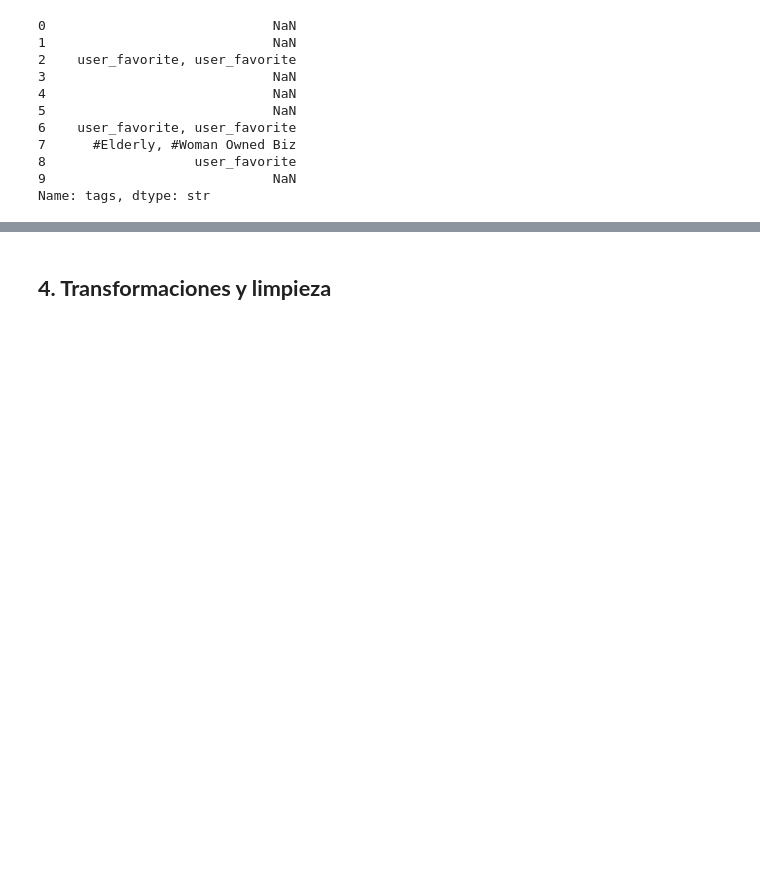
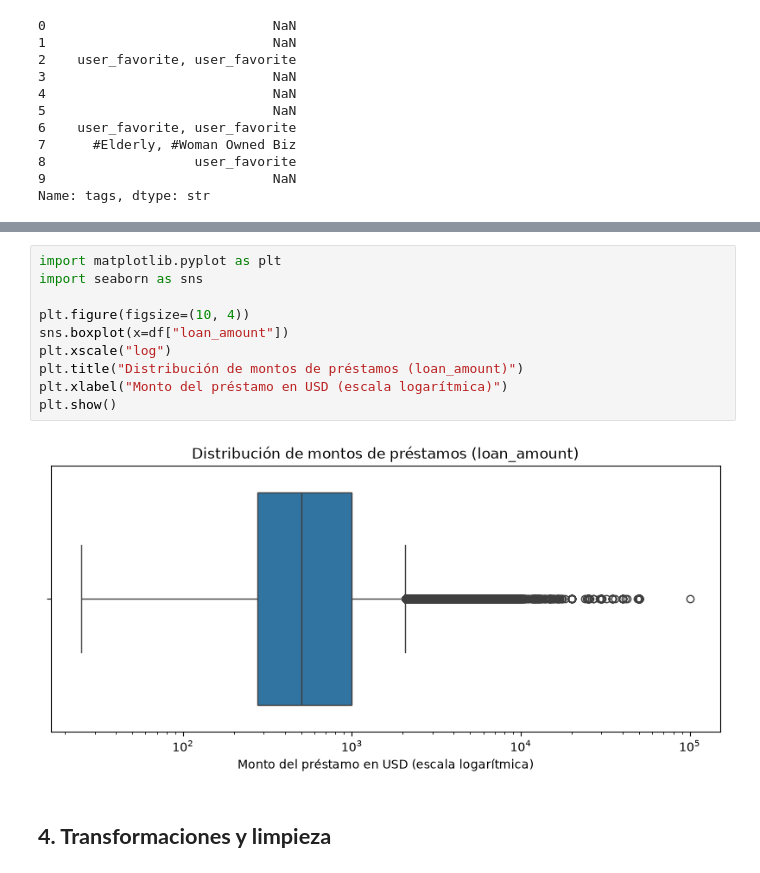
Before and after one commit to Bootcamp-DA-P3/Proyecto-2-Python-Ray-Franco, a Jupyter notebook: notebooks/kiva_loans.ipynb, the cells around one changed output, grey strips where cells are left out. Drawn from its saved outputs; the diff is of its cells as text; blank space fills up the shorter version.

Commit message:
Mueve notebook a notebooks/, unifica carga de datos y agrega boxplot

```diff
--- a/kiva_loans.ipynb
+++ b/notebooks/kiva_loans.ipynb
@@ -172,6 +179,18 @@ df[df["tags"] == "sin etiquetas"].head()
 | 3 | 653063 | 200.0 | 200.0 | Embroidery | Arts | to purchase an embroidery machine... | PK | Pakistan | Lahore | ... |
 | 4 | 653084 | 400.0 | 400.0 | Milk Sales | Food | to purchase one buffalo. | PK | Pakistan | Abdul Hakeem | ... |
 | 5 | 1080148 | 250.0 | 250.0 | Services | Services | purchase leather for my business ... | KE | Kenya | NaN | ... |
+# %%
+import matplotlib.pyplot as plt
+import seaborn as sns
+
+plt.figure(figsize=(10, 4))
+sns.boxplot(x=df["loan_amount"])
+plt.xscale("log")
+plt.title("Distribución de montos de préstamos (loan_amount)")
+plt.xlabel("Monto del préstamo en USD (escala logarítmica)")
+plt.show()
+# %% [output]
+[figure, added]
 # %% [markdown]
 ## **4. Transformaciones y limpieza**
 # %%
```
Also changed, not shown: parts of 3 cells of this notebook, 1 other file.
